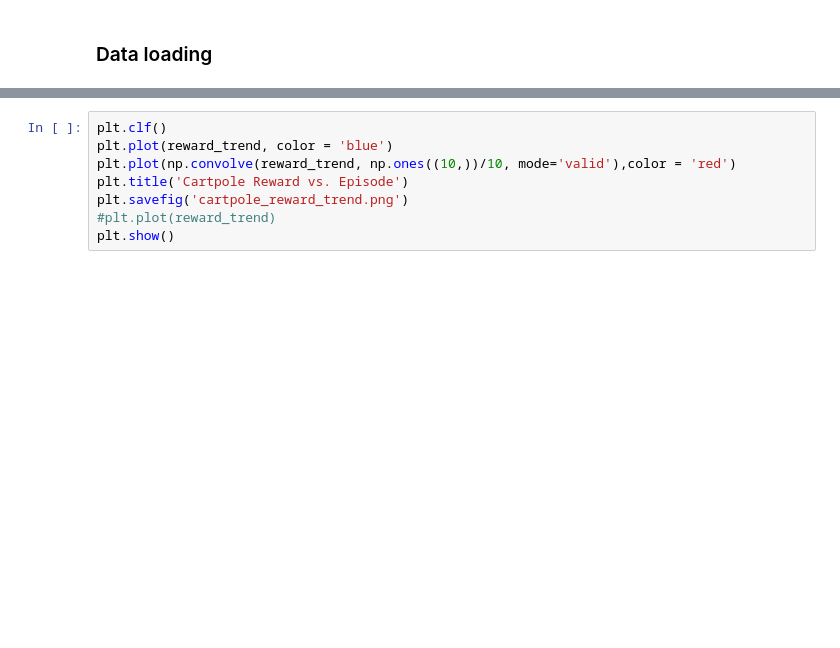
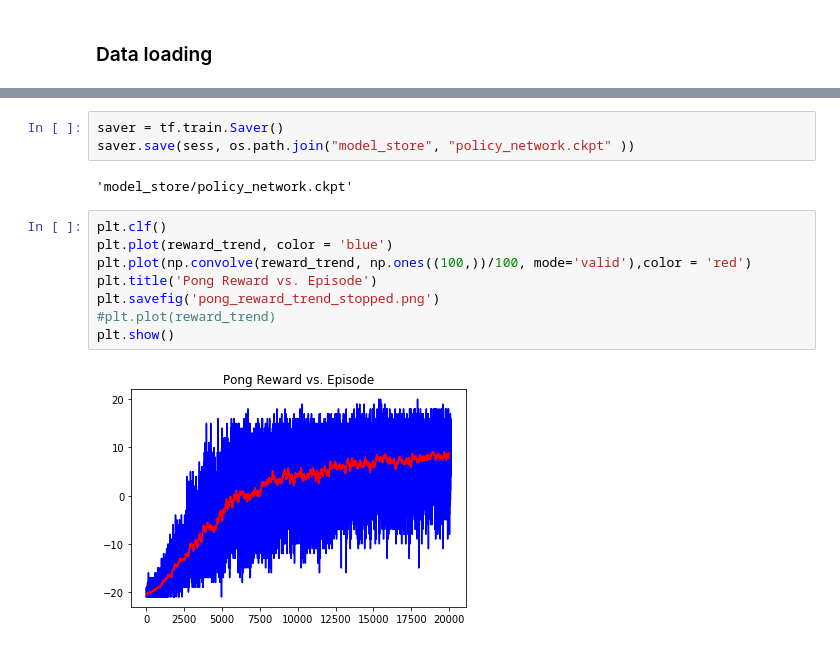
Before and after one commit to varungupta93/Reinforcement_Learning, a Jupyter notebook: HW2/Varun_Gupta_RL_Pong_HW2.ipynb, the cells around one changed output, grey strips where cells are left out. Drawn from its saved outputs; the diff is of its cells as text; blank space fills up the shorter version.

Commit message:
Added plot for pong

```diff
--- a/HW2/Varun_Gupta_RL_Pong_HW2.ipynb
+++ b/HW2/Varun_Gupta_RL_Pong_HW2.ipynb
@@ -230,8 +231,15 @@ episode 19650, reward_sum 2.00, number of steps 9276, number of wins 21, number
+# %%
+saver = tf.train.Saver()
+saver.save(sess, os.path.join("model_store", "policy_network.ckpt" ))
+# %% [output]
+'model_store/policy_network.ckpt'
 # %%
 plt.clf()
 plt.plot(reward_trend, color = 'blue')
-plt.plot(np.convolve(reward_trend, np.ones((10,))/10, mode='valid'),color = 'red')
-plt.title('Cartpole Reward vs. Episode')
-plt.savefig('cartpole_reward_trend.png')
+plt.plot(np.convolve(reward_trend, np.ones((100,))/100, mode='valid'),color = 'red')
+plt.title('Pong Reward vs. Episode')
+plt.savefig('pong_reward_trend_stopped.png')
 #plt.plot(reward_trend)
 plt.show()
+# %% [output]
+[figure, added]
```
Also changed, not shown: parts of 1 cell of this notebook.
